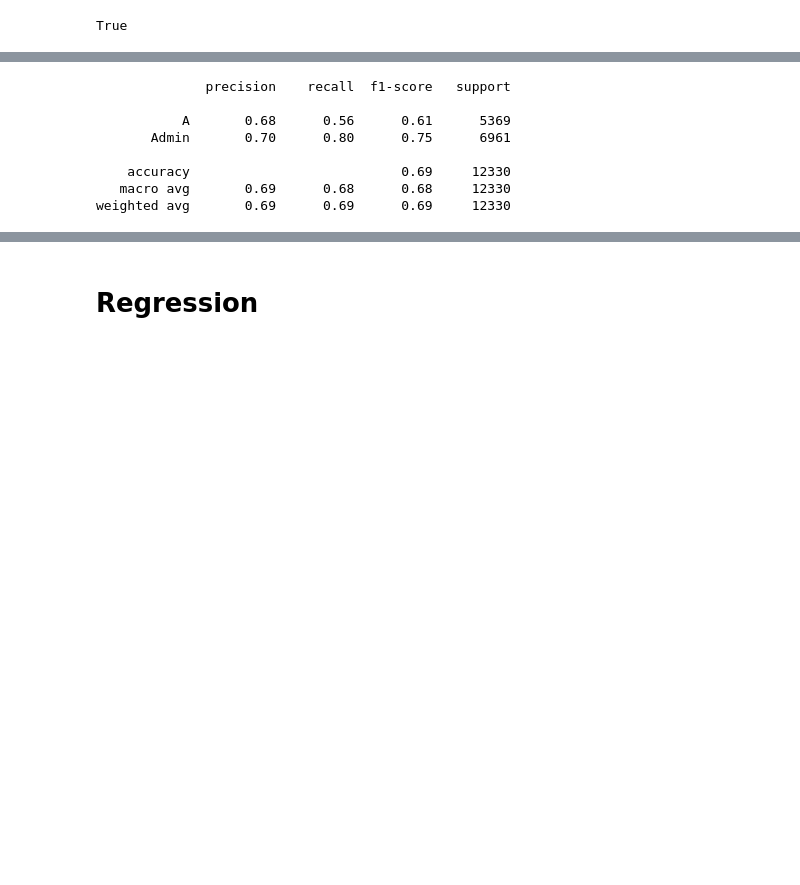
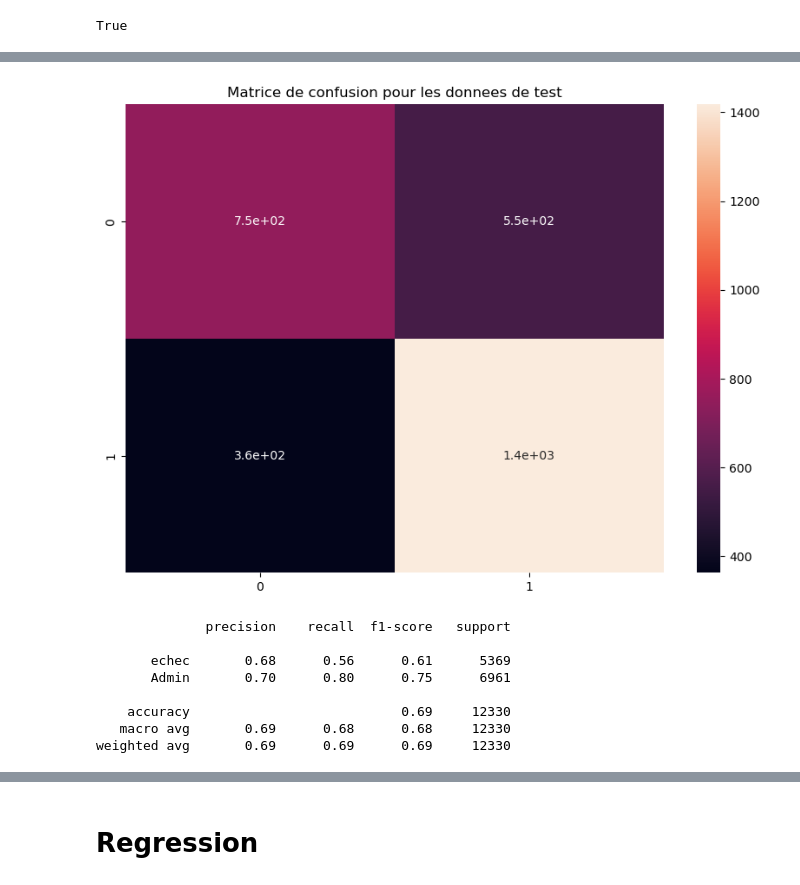
Before and after one commit to DJIGIFA/ODC-ML-DGS, a Jupyter notebook: Untitled.ipynb, the cells around one changed output, grey strips where cells are left out. Saved outputs shown, nothing was run; the diff lists cells and outputs as text; code cells hidden in the pictures; blank space fills up the shorter version.

```diff
--- a/Untitled.ipynb
+++ b/Untitled.ipynb
@@ -304,12 +340,18 @@ sn.heatmap(cl_confusion_matrix, annot=True)
+# %%
+plt.figure(figsize = (10,7))
+plt.title("Matrice de confusion pour les donnees de test")
+sn.heatmap(cl_confusion_matrix_test, annot=True);
+# %% [output]
+[figure, added]
 # %%
 
-cl_classification_report = metrics.classification_report(y_train_cl,tmp_test_predict,target_names=['A','Admin'])
+cl_classification_report = metrics.classification_report(y_train_cl,tmp_train_predict,target_names=['echec','Admin'])
 
 print(cl_classification_report)
 # %% [output]
               precision    recall  f1-score   support
 
-           A       0.68      0.56      0.61      5369
+       echec       0.68      0.56      0.61      5369
        Admin       0.70      0.80      0.75      6961
 
     accuracy                           0.69     12330
```
Also changed, not shown: parts of 35 cells of this notebook.
